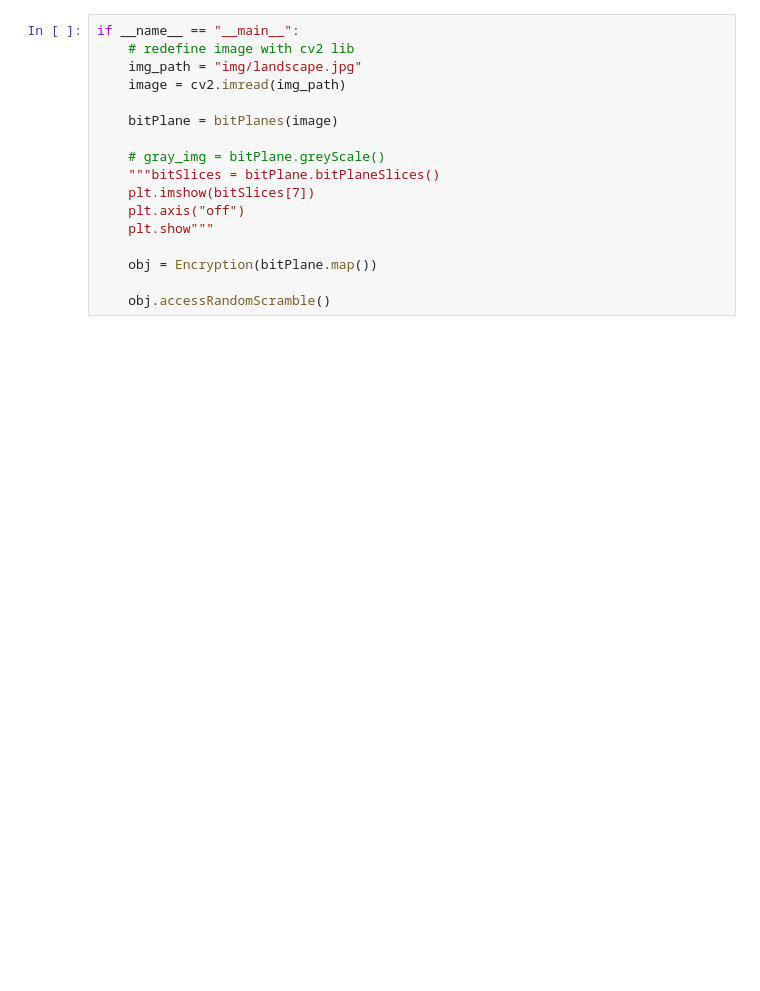
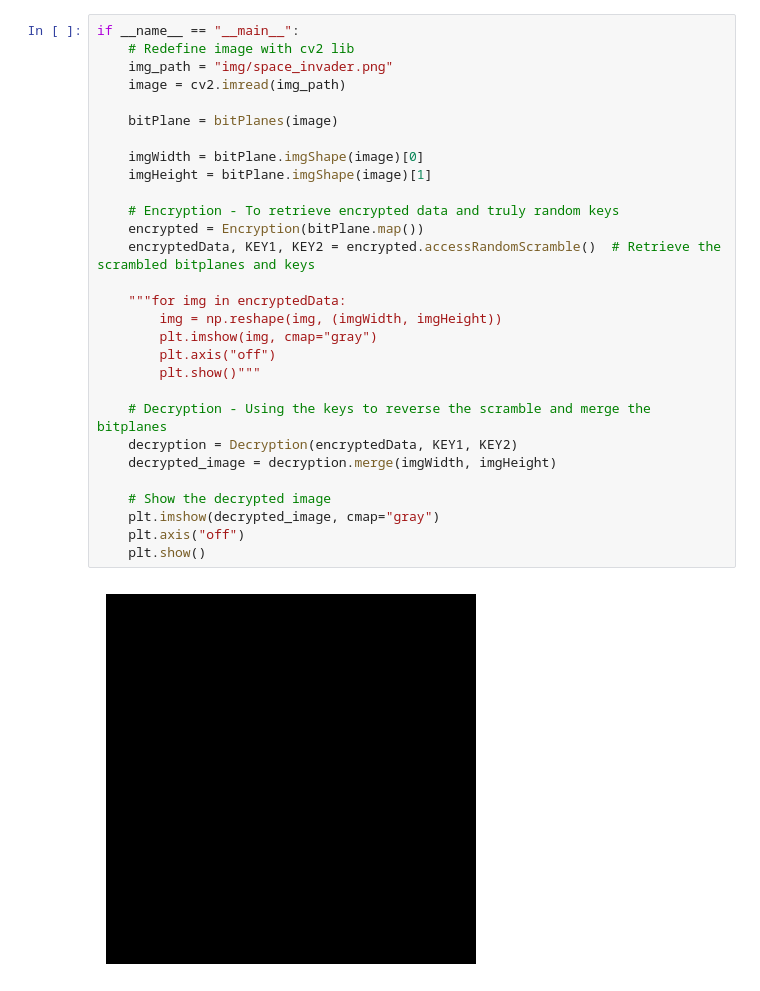
Before and after one commit to Shahad-Hossain/bit-plane, a Jupyter notebook: main.ipynb, the cells around one changed output. Cells and saved outputs as stored; diff of their text form; blank space fills up the shorter version.

Commit message:
added changes to bitPlanes object and added decrypt class to decrypt the encrypted data from the img. Currently this is not working for some reason. The decrypt just decrypts a black image.

```diff
--- a/main.ipynb
+++ b/main.ipynb
@@ -161,17 +229,31 @@ class Encryption(object):
 # %%
 if __name__ == "__main__":
-    # redefine image with cv2 lib
-    img_path = "img/landscape.jpg"
+    # Redefine image with cv2 lib
+    img_path = "img/space_invader.png"
     image = cv2.imread(img_path)
 
     bitPlane = bitPlanes(image)
 
-    # gray_img = bitPlane.greyScale()
-    """bitSlices = bitPlane.bitPlaneSlices()
-    plt.imshow(bitSlices[7])
+    imgWidth = bitPlane.imgShape(image)[0]
+    imgHeight = bitPlane.imgShape(image)[1]
+
+    # Encryption - To retrieve encrypted data and truly random keys
+    encrypted = Encryption(bitPlane.map())
+    encryptedData, KEY1, KEY2 = encrypted.accessRandomScramble()  # Retrieve the scrambled bitplanes and keys
+
+    """for img in encryptedData:
+        img = np.reshape(img, (imgWidth, imgHeight))
+        plt.imshow(img, cmap="gray")
+        plt.axis("off")
+        plt.show()"""
+
+    # Decryption - Using the keys to reverse the scramble and merge the bitplanes
+    decryption = Decryption(encryptedData, KEY1, KEY2)
+    decrypted_image = decryption.merge(imgWidth, imgHeight)
+
+    # Show the decrypted image
+    plt.imshow(decrypted_image, cmap="gray")
     plt.axis("off")
-    plt.show"""
-
-    obj = Encryption(bitPlane.map())
-
-    obj.accessRandomScramble()
+    plt.show()
+# %% [output]
+[figure, added]
```
Also changed, not shown: parts of 5 cells of this notebook, 1 other file.
